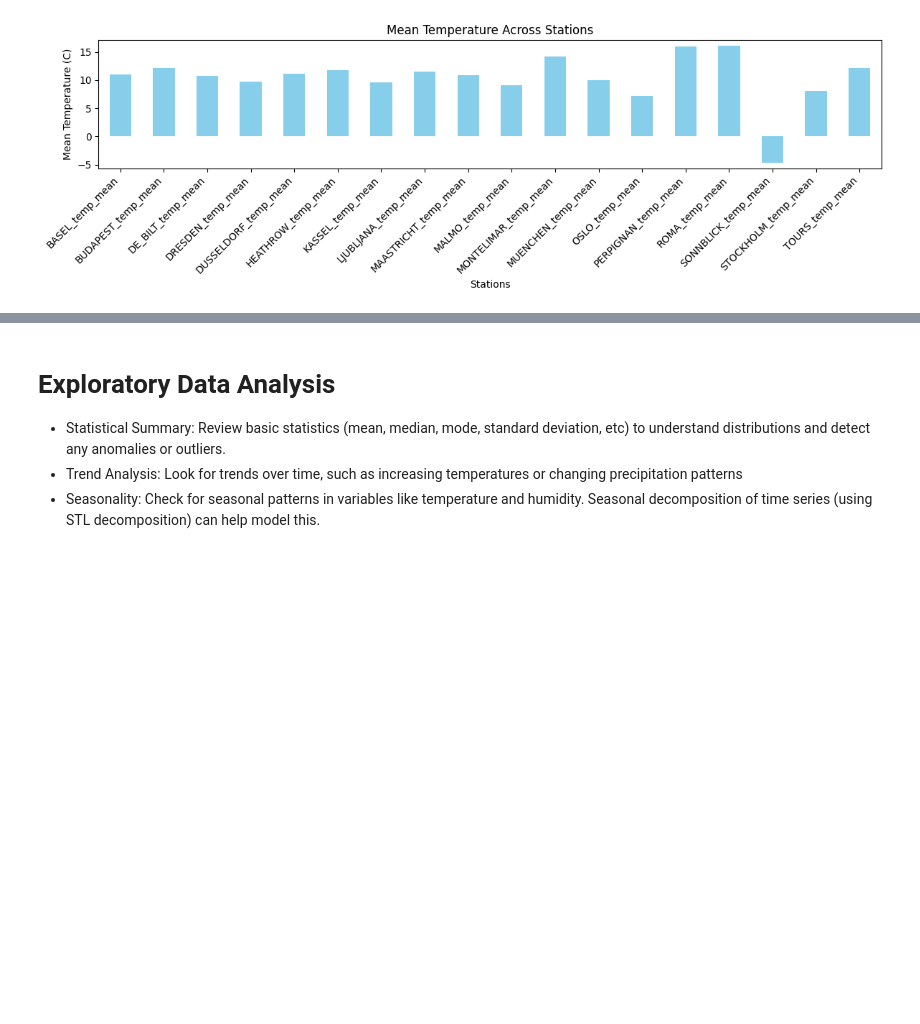
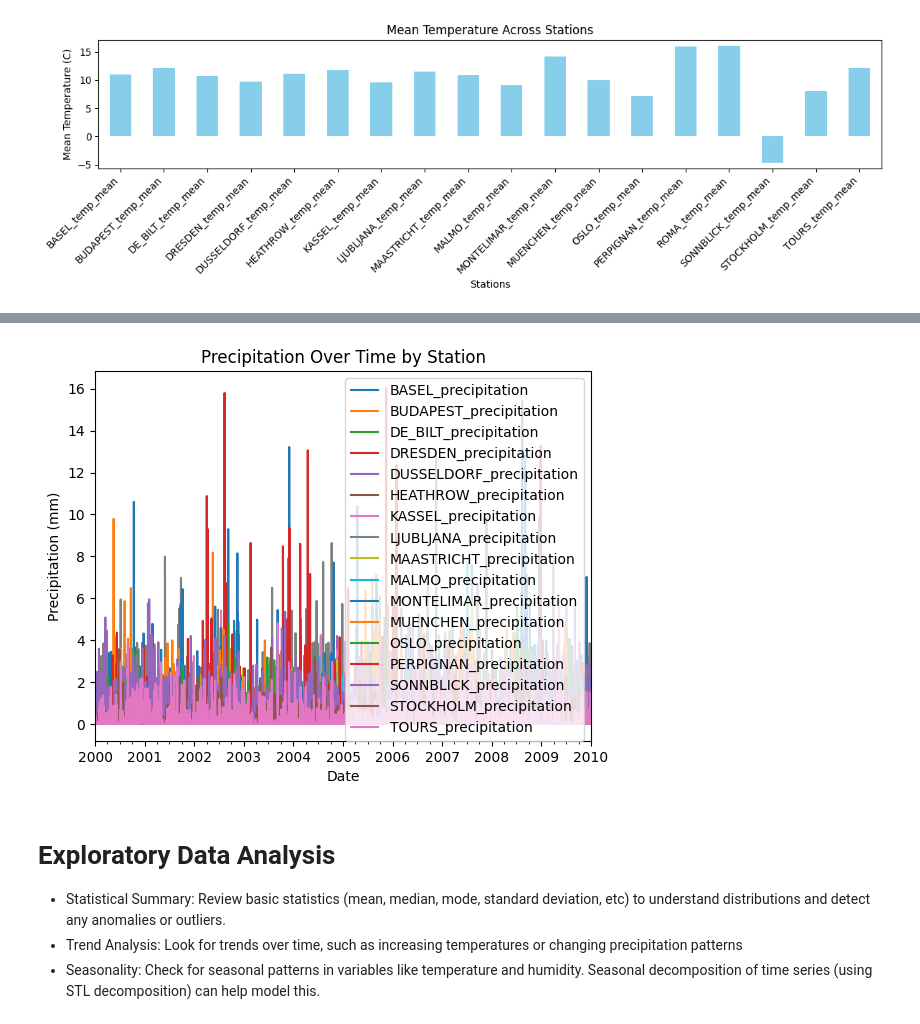
Before and after one commit to ImHungry48/WeatherAnalysis, a Jupyter notebook: WeatherDataAnalysis.ipynb, the cells around one changed output, grey strips where cells are left out. Saved outputs shown, nothing was run; the diff lists cells and outputs as text; code cells hidden in the pictures; blank space fills up the shorter version.

Commit message:
Precipitation Over Time By Station

```diff
--- a/WeatherDataAnalysis.ipynb
+++ b/WeatherDataAnalysis.ipynb
@@ -214,3 +212,19 @@ plt.tight_layout() # Enhance readability
 plt.show()
 # %% [output]
 [figure]
+# %%
+# Convert 'Date' column to datetime
+data['Date'] = pd.to_datetime(data['DATE'], format='%Y%m%d')
+
+# Filter out columns that are relevant, those that contain 'precipitation' in their name
+precipitation_columns = [col for col in data.columns if 'precipitation' in col]
+temperature_columns = [col for col in data.columns if 'temp_mean' in col]
+humidity_columns = [col for col in data.columns if 'humidity' in col]
+
+# Create a new DataFrame that melts the original data so each row contains a single station's precipitation data per date
+time_series = data.melt(id_vars=['Date'], value_vars=precipitation_columns, var_name='STS', value_name='Precipitation')
+
+# Set 'Date' as the index of the dataframe
+time_series.set_index('Date', inplace=True)
+
+display(time_series.head())
@@ -217,3 +239,16 @@ plt.show()
+# %%
+# Plotting precipitation data for each station
+for station in time_series['STS'].unique():
+    subset = time_series[time_series['STS'] == station]
+    subset['Precipitation'].plot(label=station)
+
+plt.title('Precipitation Over Time by Station')
+plt.xlabel('Date')
+plt.ylabel('Precipitation (mm)')
+plt.legend()
+plt.show()
+# %% [output]
+[figure, added]
 # %% [markdown]
 # Exploratory Data Analysis
 - Statistical Summary: Review basic statistics (mean, median, mode, standard deviation, etc) to understand distributions and detect any anomalies or outliers.
```
Also changed, not shown: parts of 2 cells of this notebook.
